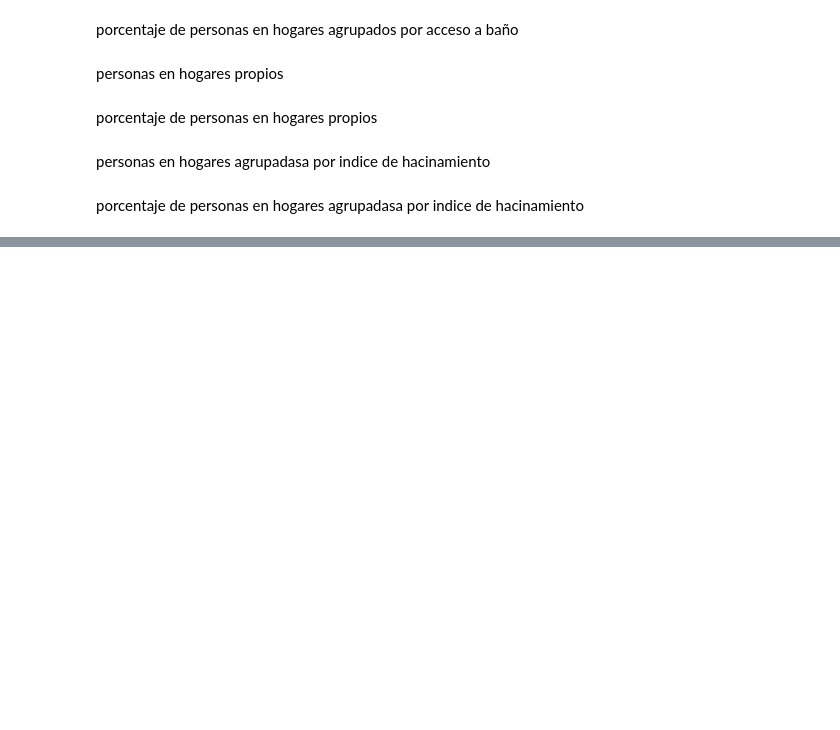
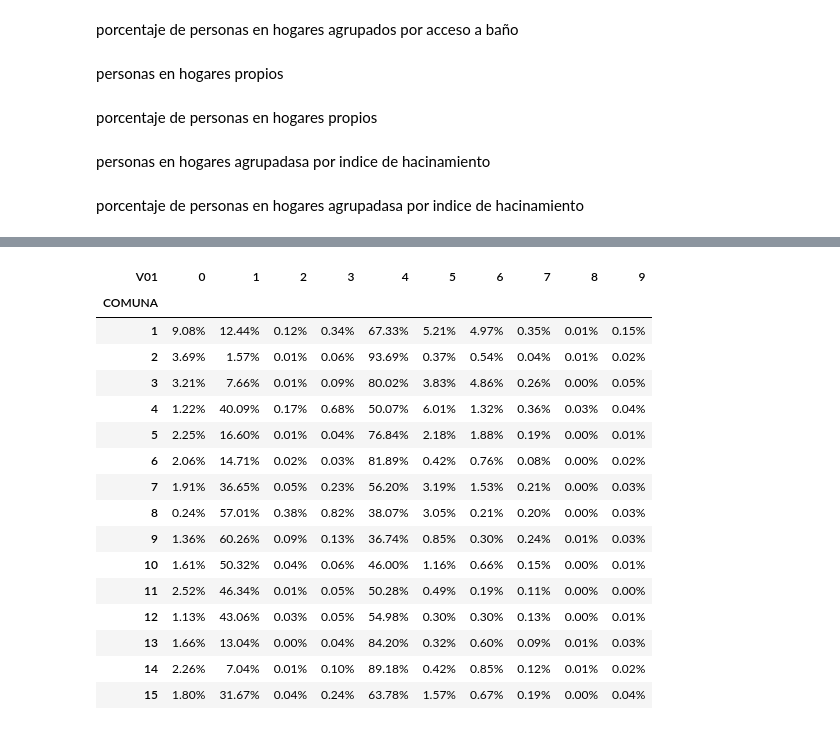
Before and after one commit to miller862/GRUPO_GANADOR, a Jupyter notebook: PRESENTACION.ipynb, the cells around one changed output, grey strips where cells are left out. Drawn from its saved outputs; the diff is of its cells as text; code cells hidden in the pictures; blank space fills up the shorter version.

```diff
--- a/PRESENTACION.ipynb
+++ b/PRESENTACION.ipynb
@@ -605,0 +735,22 @@ porcentaje_hogar_hac_c1
+# %%
+formatoporcentajeV01XCOMUNAcrosstab=porcentajeV01XCOMUNAcrosstab.copy()
+formatoporcentajeV01XCOMUNAcrosstab=formatoporcentajeV01XCOMUNAcrosstab/100
+formatoporcentajeV01XCOMUNAcrosstab.style.format("{:.2%}")
+# %% [output]
+| V01 | 0 | 1 | 2 | 3 | 4 | 5 | 6 | 7 | 8 | 9 |
+| COMUNA |  |  |  |  |  |  |  |  |  |  |
+| 1 | 9.08% | 12.44% | 0.12% | 0.34% | 67.33% | 5.21% | 4.97% | 0.35% | 0.01% | 0.15% |
+| 2 | 3.69% | 1.57% | 0.01% | 0.06% | 93.69% | 0.37% | 0.54% | 0.04% | 0.01% | 0.02% |
+| 3 | 3.21% | 7.66% | 0.01% | 0.09% | 80.02% | 3.83% | 4.86% | 0.26% | 0.00% | 0.05% |
+| 4 | 1.22% | 40.09% | 0.17% | 0.68% | 50.07% | 6.01% | 1.32% | 0.36% | 0.03% | 0.04% |
+| 5 | 2.25% | 16.60% | 0.01% | 0.04% | 76.84% | 2.18% | 1.88% | 0.19% | 0.00% | 0.01% |
+| 6 | 2.06% | 14.71% | 0.02% | 0.03% | 81.89% | 0.42% | 0.76% | 0.08% | 0.00% | 0.02% |
+| 7 | 1.91% | 36.65% | 0.05% | 0.23% | 56.20% | 3.19% | 1.53% | 0.21% | 0.00% | 0.03% |
+| 8 | 0.24% | 57.01% | 0.38% | 0.82% | 38.07% | 3.05% | 0.21% | 0.20% | 0.00% | 0.03% |
+| 9 | 1.36% | 60.26% | 0.09% | 0.13% | 36.74% | 0.85% | 0.30% | 0.24% | 0.01% | 0.03% |
+| 10 | 1.61% | 50.32% | 0.04% | 0.06% | 46.00% | 1.16% | 0.66% | 0.15% | 0.00% | 0.01% |
+| 11 | 2.52% | 46.34% | 0.01% | 0.05% | 50.28% | 0.49% | 0.19% | 0.11% | 0.00% | 0.00% |
+| 12 | 1.13% | 43.06% | 0.03% | 0.05% | 54.98% | 0.30% | 0.30% | 0.13% | 0.00% | 0.01% |
+| 13 | 1.66% | 13.04% | 0.00% | 0.04% | 84.20% | 0.32% | 0.60% | 0.09% | 0.01% | 0.03% |
+| 14 | 2.26% | 7.04% | 0.01% | 0.10% | 89.18% | 0.42% | 0.85% | 0.12% | 0.01% | 0.02% |
+| 15 | 1.80% | 31.67% | 0.04% | 0.24% | 63.78% | 1.57% | 0.67% | 0.19% | 0.00% | 0.04% |
```
Also changed, not shown: parts of 8 cells of this notebook.
